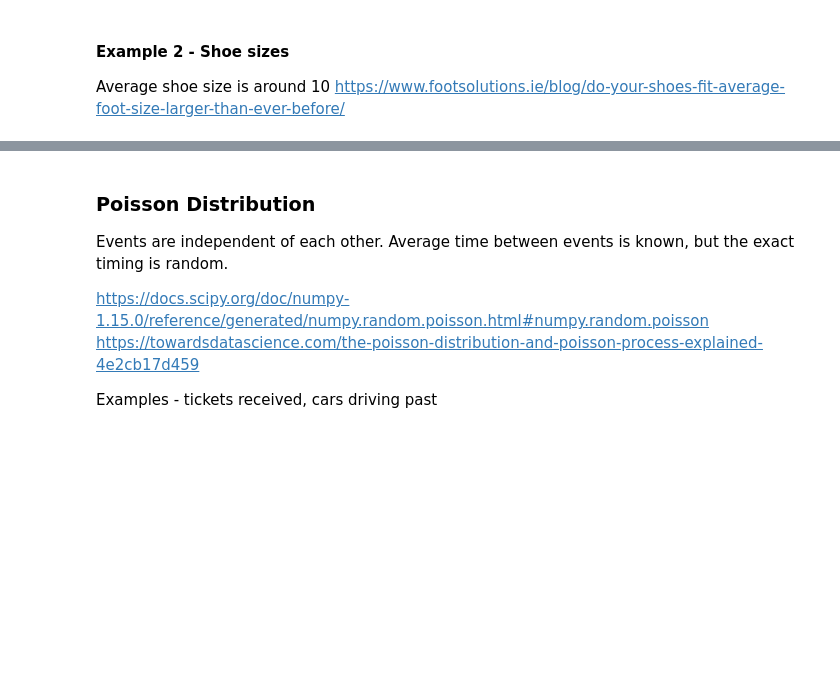
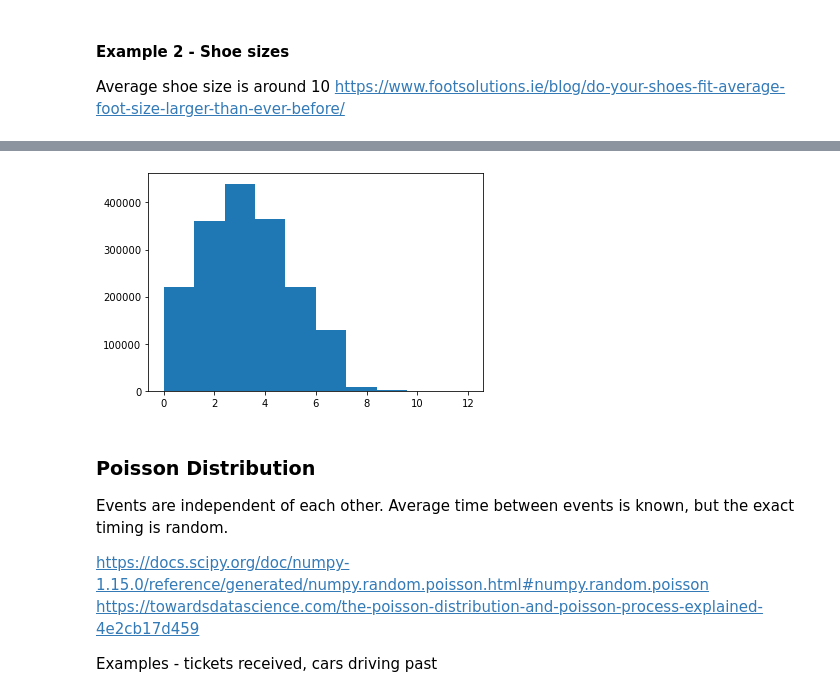
Before and after one commit to OtherBrian/pda-np.random, a Jupyter notebook: Numpy.Random.ipynb, the cells around one changed output, grey strips where cells are left out. Cells and saved outputs as stored; diff of their text form; code cells hidden in the pictures; blank space fills up the shorter version.

```diff
--- a/Numpy.Random.ipynb
+++ b/Numpy.Random.ipynb
@@ -81,3 +86,11 @@ example - coin toss
+# %%
+
+# Example 2 - Pick out 13 cards from a deck, and place it back. How many are hearts?
+
+cards = np.random.binomial(13, 0.25, population)
+plt.hist(cards);
+# %% [output]
+[figure, added]
 # %% [markdown]
 ### Poisson Distribution
 
```
Also changed, not shown: parts of 5 cells of this notebook.
